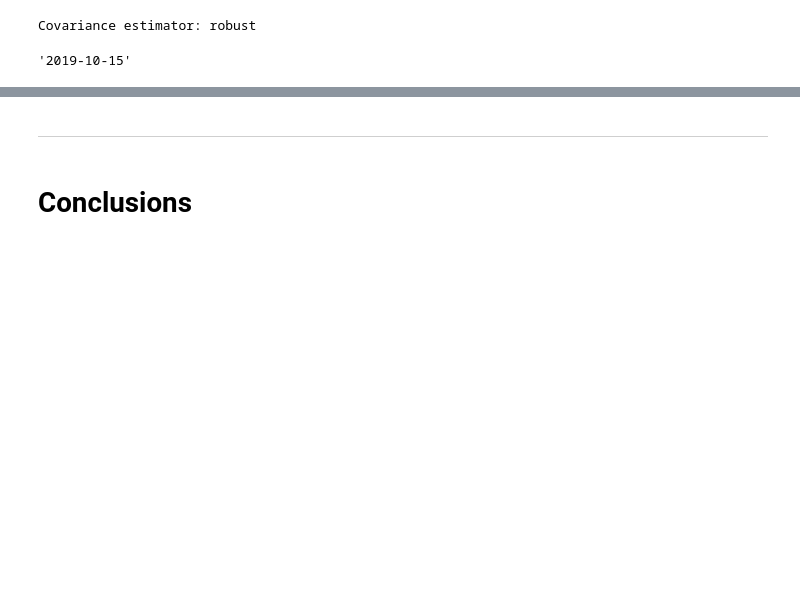
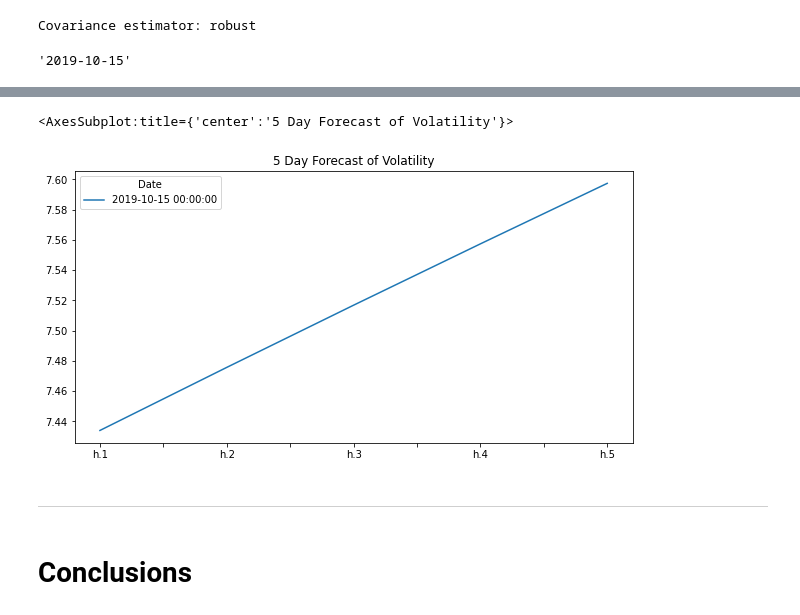
Before and after one commit to Djachechi/Time-series, a Jupyter notebook: Code/time_series_analysis.ipynb, the cells around one changed output, grey strips where cells are left out. Saved outputs shown, nothing was run; the diff lists cells and outputs as text; code cells hidden in the pictures; blank space fills up the shorter version.

```diff
--- a/Code/time_series_analysis.ipynb
+++ b/Code/time_series_analysis.ipynb
@@ -298,4 +281,5 @@ last_day
 # Create a 5 day forecast of volatility
 forecast_horizon = 5
 # Start the forecast using the last_day calculated above
-# YOUR CODE HERE!
+forecasts = res.forecast(start='2019-10-15', horizon=forecast_horizon)
+forecasts
@@ -327,3 +316,9 @@ final.head()
+# %%
+# Plot the final forecast
+final.plot(title="5 Day Forecast of Volatility", figsize=(10,5))
+# %% [output]
+<AxesSubplot:title={'center':'5 Day Forecast of Volatility'}>
+[figure, added]
 # %% [markdown]
 ---
 # %% [markdown]
```
Also changed, not shown: parts of 12 cells of this notebook.
